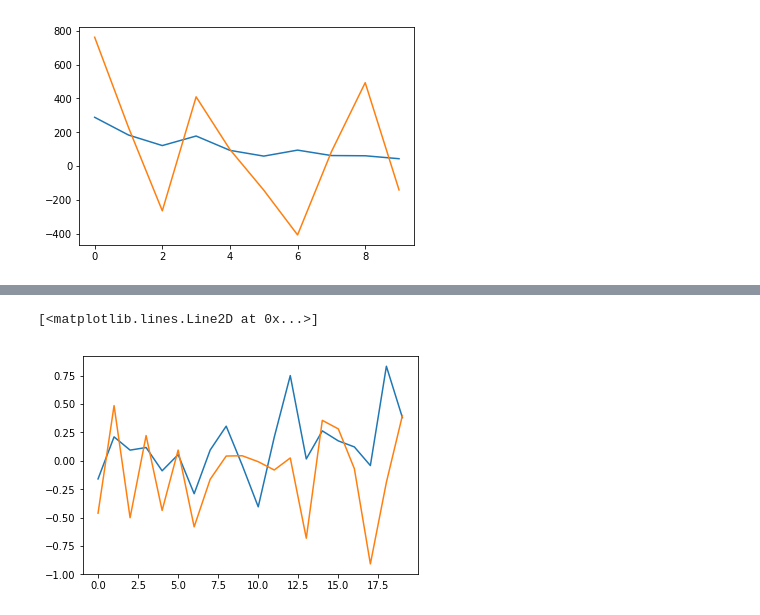
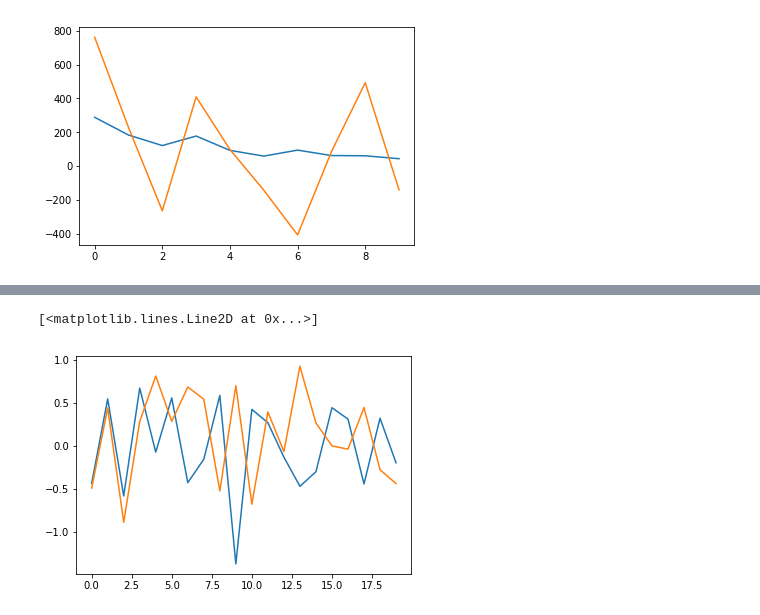
Before and after one commit to Dhawalbabbar/Autoencoder-unsupervised, a Jupyter notebook: Correlation between learned features.ipynb, the cells around one changed output, grey strips where cells are left out. Drawn from its saved outputs; the diff is of its cells as text; code cells hidden in the pictures.

```diff
--- a/Correlation between learned features.ipynb
+++ b/Correlation between learned features.ipynb
@@ -257,7 +259,7 @@ plt.show
 # %%
-n=12
+n=10
 plt.plot(range(20),learned_features1.T[n],label=1)
 plt.plot(range(20),learned_features2.T[n],label=2)
 # %% [output]
 [<matplotlib.lines.Line2D at 0x...>]
-[figure, old version]
+[figure, new version]
```
Also changed, not shown: parts of 15 cells of this notebook, 2 other files.
